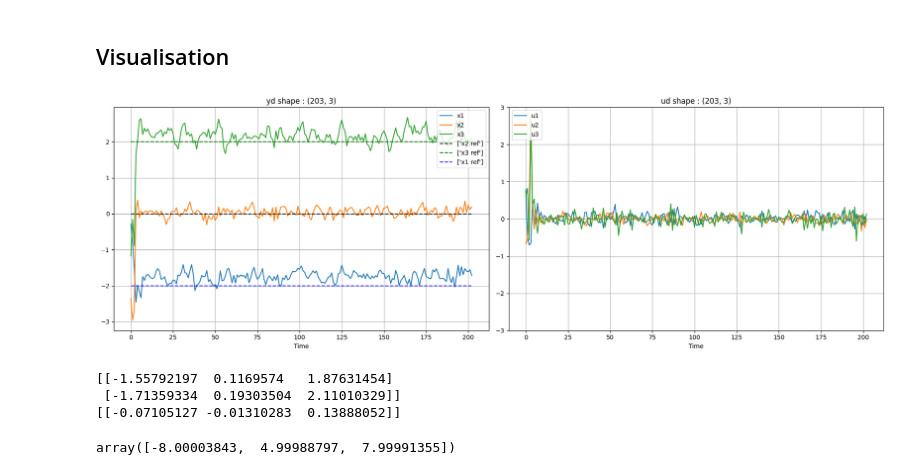
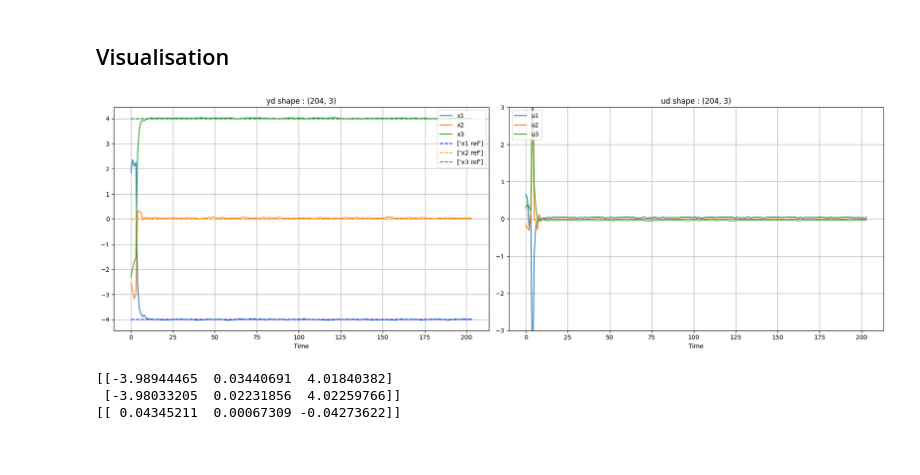
Before and after one commit to michael-cummins/DeePC-HUNT, a Jupyter notebook: notebooks/linear_deepc.ipynb, the cells around one changed output. Drawn from its saved outputs; the diff is of its cells as text; code cells hidden in the pictures.

```diff
--- a/notebooks/linear_deepc.ipynb
+++ b/notebooks/linear_deepc.ipynb
@@ -71,9 +144,8 @@ plt.show()
 # %%
+from deepc_utils import block_hankel
 L = Tini + Tf + n
 (u_row, u_col) = ud.shape
-H_u = np.zeros((m*L, T-L+1))
 ud = ud.reshape((u_row*u_col,))
-for i in range(0,T-L+1):
-   H_u[:,i] = ud[m*i:m*(L+i)]
+H_u = block_hankel(w=ud, L=L, d=m)
 print(f'H has rank {np.linalg.matrix_rank(H_u)} and shape {H_u.shape}')
 # %% [output]
@@ -81,15 +153,10 @@ H has rank 48 and shape (48, 48)
-# %%
-L = Tini + Tf
-U = np.zeros((m*L, T-L+1))
-for i in range(0,T-L+1):
-   U[:,i] = ud[m*i:m*(L+i)]
-
-y_row, y_col = yd.shape
-yd = yd.reshape((y_row * y_col,))
-
-Y = np.zeros((p*L, T-L+1))
-for i in range(0,T-L+1):
-   Y[:,i] = yd[p*i:p*(L+i)]
+# %%
+L = Tini + Tf
+y_row, y_col = yd.shape
+yd = yd.reshape((y_row * y_col,))
+
+Y = block_hankel(w=yd, L=L, d=p)
+U = block_hankel(w=ud, L=L, d=m)
 # %%
 u_ini = ud[:Tini*m]
 y_ini = yd[:p*Tini]
@@ -108,17 +175,18 @@ u = cp.Variable(Tf*m)
 g = cp.Variable(T-Tini-Tf+1)
 y = cp.Variable(Tf*p)
 sig_y = cp.Variable(Tini*p)
+sig_u = cp.Variable(Tini*m)
 
 Q = np.eye(Tf*p)*10
-r = np.kron(np.ones(Tf), np.array([-2,0,2]))
+ref = np.array([-4,0,4])
+r = np.kron(np.ones(Tf), ref)
 R = np.eye(Tf*m)*0.1
 
 uT = [*u_ini]
 yT = [*y_ini]
-y_constraints = np.kron(np.ones(Tf), np.array([6,6,6]))
+y_constraints = np.kron(np.ones(Tf), np.array([4.2,0.2,4.2]))
 
-cost = cp.quad_form(y-r,Q) + cp.quad_form(u,R) + cp.norm1(sig_y)*100000
-
+cost = cp.quad_form(y-r,Q) + cp.quad_form(u,R) + cp.sum_squares(sig_y)*0.5
 T = 200
 for i in range(0,T):
     constraints = [
@@ -134,10 +202,10 @@ for i in range(0,T):
     prob.solve(solver=cp.OSQP, verbose=False)
 
     action = prob.variables()[1].value[:m]
-    obs = A@(y_ini[-p:] + np.random.randn(p,)*0.1) + action
-    yT = np.append(yT, obs)
+    print(type(action))
+    obs = A@y_ini[-p:] + action
+    yT = np.append(yT, obs + np.random.randn(p,)*0.01)
     uT = np.append(uT, action)
     u_ini = uT[-m*Tini:]
     y_ini = yT[-p*Tini:]
-print(prob.constraints)
 # %% [output]
@@ -147,46 +231,37 @@ print(prob.constraints)
 # %%
 plt.rcParams["figure.figsize"] = (18,6)
 yT, uT = np.array(yT), np.array(uT)
 
 yT = yT.reshape((T+Tini,3))
 uT = uT.reshape((T+Tini,3))
 plt.subplot(1,2,1)
 plt.plot(range(0,T+Tini), yT, label=['x1', 'x2', 'x3'])
-plt.plot(range(0,T+Tini), np.zeros(T+Tini), 'k--', label=['x2 ref'])
-plt.plot(range(0,T+Tini), 2*np.ones(T+Tini), 'g--', label=['x3 ref'])
-plt.plot(range(0,T+Tini), -2*np.ones(T+Tini), 'b--',label=['x1 ref'])
+plt.plot(range(0,T+Tini), ref[0]*np.ones(T+Tini), 'b--',label=['x1 ref'])
+plt.plot(range(0,T+Tini), ref[1]*np.zeros(T+Tini), '--', color='orange', label=['x2 ref'])
+plt.plot(range(0,T+Tini), ref[2]*np.ones(T+Tini), 'g--', label=['x3 ref'])
 # plt.plot(range(0,3), )
 plt.legend(loc="upper right")
 plt.xlabel('Time')
 plt.title(f"yd shape : {yT.shape}")
 plt.grid('on')
 # plt.ylim(-10.5,10.5)
 plt.tight_layout()
 
 plt.subplot(1,2,2)
 plt.plot(range(0,T+Tini), uT, label=['u1', 'u2', 'u3'])
 plt.legend(loc="upper left")
 plt.xlabel('Time')
 plt.title(f"ud shape : {uT.shape}")
 plt.grid('on')
 plt.ylim(-3,3)
 plt.tight_layout()
 
 plt.show()
 
 print(yT[-2:,:])
 print(uT[-1:,:])
 # %% [output]
-[figure, old version]
+[figure, new version]
-[[-1.55792197  0.1169574   1.87631454]
- [-1.71359334  0.19303504  2.11010329]]
-[[-0.07105127 -0.01310283  0.13888052]]
+[[-3.98944465  0.03440691  4.01840382]
+ [-3.98033205  0.02231856  4.02259766]]
+[[ 0.04345211  0.00067309 -0.04273622]]
-# %%
-x = np.array([-8.00001544,  4.99988822,  7.99990385])
-u = np.array([0.02997828, -0.04999802, -0.12998822])
-A = np.array([[1.01, 0.01, 0.00], # A - State-space matrix
-              [0.01, 1.01, 0.01],
-              [0.00, 0.01, 1.01]])
-A@x + u
-# %% [output]
-array([-8.00003843,  4.99988797,  7.99991355])
```
Also changed, not shown: parts of 9 cells of this notebook, 5 other files.
